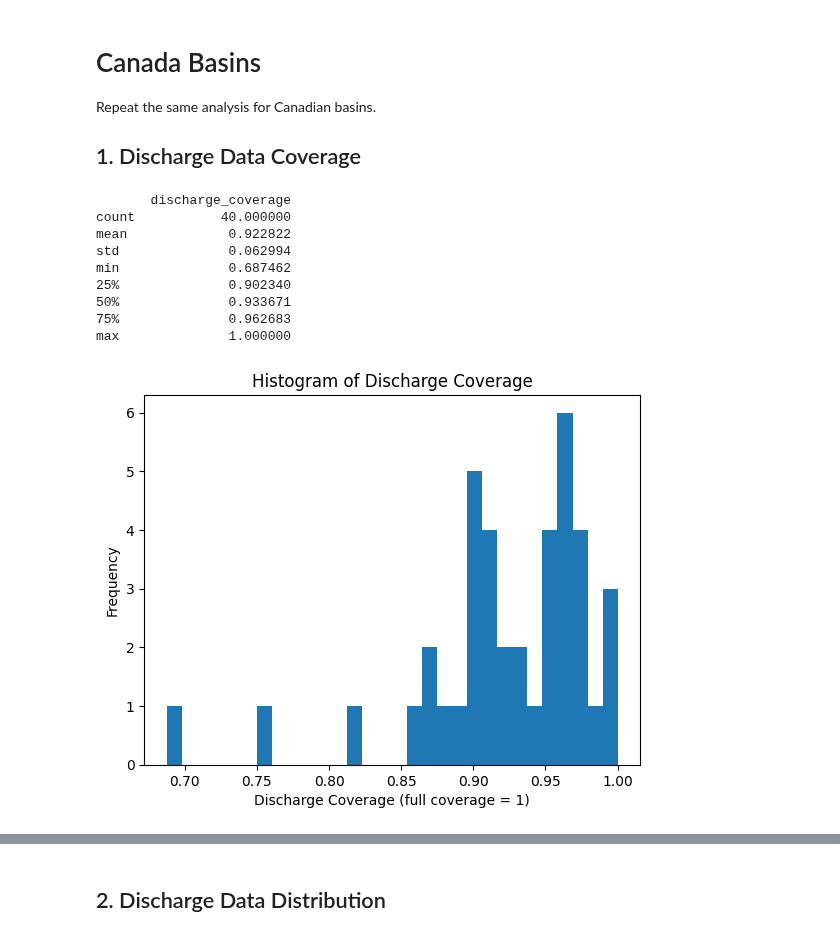
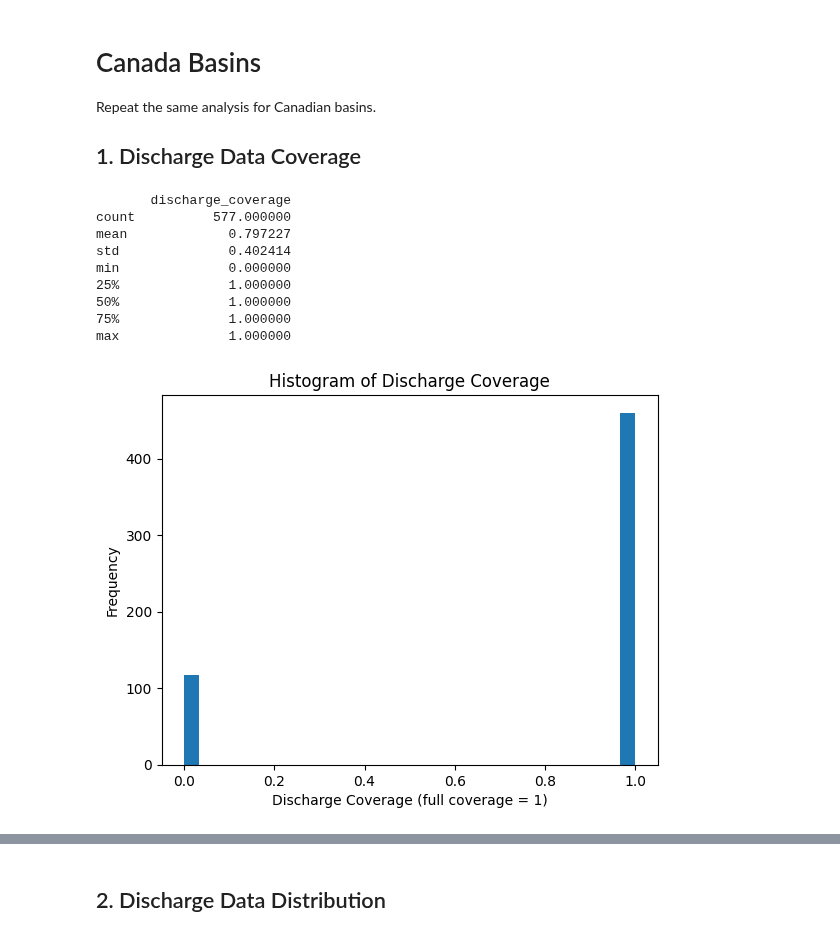
Before and after one commit to yunsupark1120/GAGEii_modeling, a Jupyter notebook: eda.ipynb, the cells around one changed output, grey strips where cells are left out. Cells and saved outputs as stored; diff of their text form; code cells hidden in the pictures.

Commit message:
Canadian gages prepared

```diff
--- a/eda.ipynb
+++ b/eda.ipynb
@@ -66,15 +73,15 @@ from tqdm import tqdm
 import matplotlib.pyplot as plt
 
 # Get the file names
-folder_path: str = "US_climate_discharge_data"
-file_names: list = get_file_names(folder_path)
+US_folder_path: str = "US_climate_discharge_data"
+US_file_names: list = get_file_names(US_folder_path)
 
 # Get the basin id to key
-basins_dict: dict = basin_id_to_key(file_names)
+basins_dict: dict = basin_id_to_key(US_file_names)
 
 # Get the discharge coverage
-for file_name in tqdm(file_names):
-    discharge_coverage: float = get_data_coverage(folder_path + '/' + file_name)
+for file_name in tqdm(US_file_names):
+    discharge_coverage: float = get_data_coverage(US_folder_path + '/' + file_name)
 
     key_index = file_name[:-4]
     basins_dict[key_index] = discharge_coverage
@@ -109,10 +116,10 @@ col_names = ["discharge", "dayl", "prcp", "srad", "swe", "tmax", "tmin", "vp"]
 
 for col_name in col_names:
 
-    basins_dict: dict = basin_id_to_key(file_names)
+    basins_dict: dict = basin_id_to_key(US_file_names)
 
-    for file_name in tqdm(file_names):
-        data_coverage: float = get_data_coverage(folder_path + '/' + file_name, col_name)
+    for file_name in tqdm(US_file_names):
+        data_coverage: float = get_data_coverage(US_folder_path + '/' + file_name, col_name)
 
         key_index = file_name[:-4]
         basins_dict[key_index] = data_coverage
@@ -120,7 +127,7 @@ for col_name in col_names:
     basins_df = pd.DataFrame.from_dict(basins_dict, orient='index', columns=[col_name + '_coverage'])
 
     print(f"Summary statistics for {col_name}")
-    print(basins_df.describe(), "\n")
+    print(basins_df.describe(), "")
 # %% [output]
 Summary statistics for discharge
        discharge_coverage
@@ -205,10 +212,10 @@ max            1.0
 # %% [markdown]
 ## 2. Discharge Data Distribution
 # %%
-discharge_values: pd.Series = pd.Series()
+US_discharge_values: pd.Series = pd.Series()
 
-for file_name in tqdm(file_names):
-    temp_data: pd.Series = get_column_values(folder_path + '/' + file_name)
+for file_name in tqdm(US_file_names):
+    temp_data: pd.Series = get_column_values(US_folder_path + '/' + file_name)
 
-    discharge_values = pd.concat([discharge_values, temp_data])
+    US_discharge_values = pd.concat([US_discharge_values, temp_data])
 # %%
@@ -242,43 +257,46 @@ Repeat the same analysis for Canadian basins.
 
 ## 1. Discharge Data Coverage
 # %%
+from tqdm import tqdm
+
 # Get the file names
-folder_path: str = "Canadian_climate_discharge_data"
-file_names: list = get_file_names(folder_path)
+Canadian_folder_path: str = "Canadian_climate_discharge_data"
+Canadian_file_names: list = get_file_names(Canadian_folder_path)
 
 # Get the basin id to key
-basins_dict: dict = basin_id_to_key(file_names)
+basins_dict: dict = basin_id_to_key(Canadian_file_names)
 
 # Get the discharge coverage
-for file_name in tqdm(file_names):
-    discharge_coverage: float = get_data_coverage(folder_path + '/' + file_name)
+for file_name in tqdm(Canadian_file_names):
+    discharge_coverage: float = get_data_coverage(Canadian_folder_path + '/' + file_name)
 
     key_index = file_name[:-4]
     basins_dict[key_index] = discharge_coverage
 # %%
+import matplotlib.pyplot as plt
 # Convert the dictionary to a dataframe
-discharge_coverage_df: pd.DataFrame = pd.DataFrame.from_dict(basins_dict, orient='index', columns=['discharge_coverage'])
+Canadian_discharge_coverage_df: pd.DataFrame = pd.DataFrame.from_dict(basins_dict, orient='index', columns=['discharge_coverage'])
 
 # Display summary statistics
-print(discharge_coverage_df.describe())
+print(Canadian_discharge_coverage_df.describe())
 
 # Plot the discharge coverage
-plt.hist(discharge_coverage_df['discharge_coverage'], bins=30)
+plt.hist(Canadian_discharge_coverage_df['discharge_coverage'], bins=30)
 plt.xlabel('Discharge Coverage (full coverage = 1)')
 plt.ylabel('Frequency')
 plt.title('Histogram of Discharge Coverage')
 plt.show()
 # %% [output]
        discharge_coverage
-count           40.000000
-mean             0.922822
-std              0.062994
-min              0.687462
-25%              0.902340
-50%              0.933671
-75%              0.962683
+count          577.000000
+mean             0.797227
+std              0.402414
+min              0.000000
+25%              1.000000
+50%              1.000000
+75%              1.000000
 max              1.000000
-[figure, old version]
+[figure, new version]
 # %%
 col_names = ["discharge", "dayl", "prcp", "srad", "swe", "tmax", "tmin", "vp"]
 
```
Also changed, not shown: parts of 9 cells of this notebook, 1 other file.
